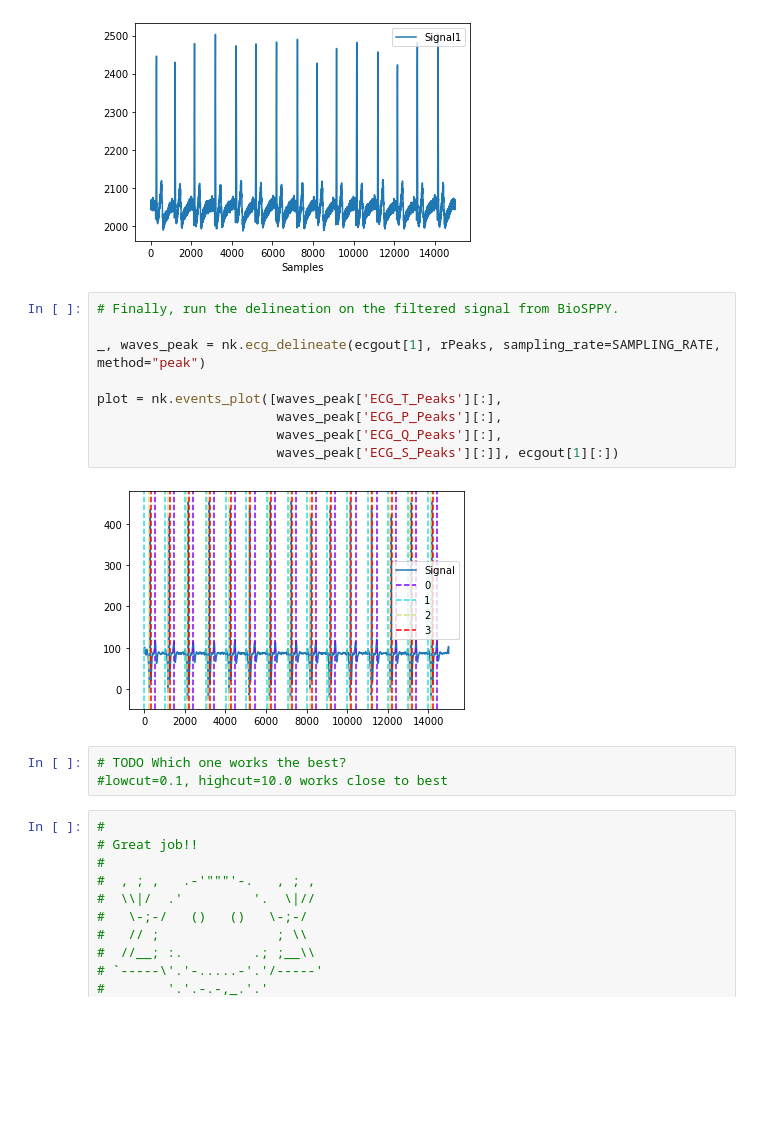
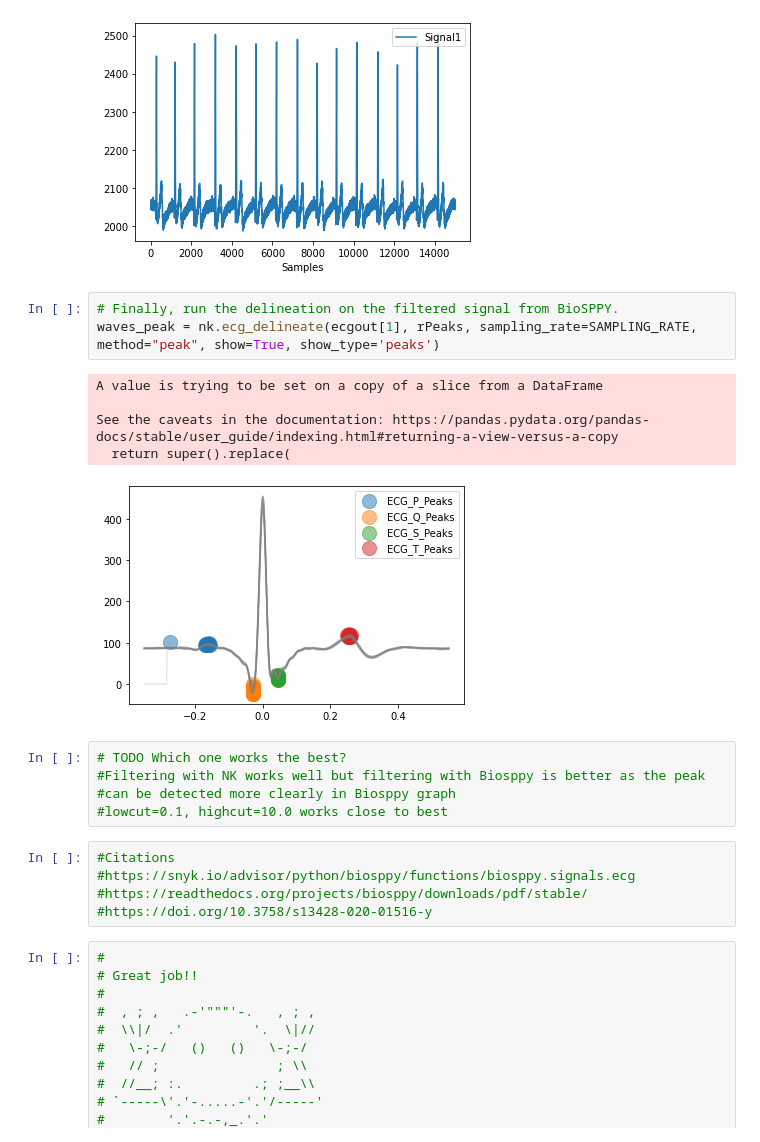
Before and after one commit to bostongfx/cs666student_2023, a Jupyter notebook: Copy_of_CS666_Assignment_1.ipynb, the cells around one changed output. Drawn from its saved outputs; the diff is of its cells as text; blank space fills up the shorter version.

```diff
--- a/Copy_of_CS666_Assignment_1.ipynb
+++ b/Copy_of_CS666_Assignment_1.ipynb
@@ -296,18 +308,23 @@ plot = nk.signal_plot([signal])
 [figure]
 # %%
 # Finally, run the delineation on the filtered signal from BioSPPY.
-
-_, waves_peak = nk.ecg_delineate(ecgout[1], rPeaks, sampling_rate=SAMPLING_RATE, method="peak")
-
-plot = nk.events_plot([waves_peak['ECG_T_Peaks'][:],
-                       waves_peak['ECG_P_Peaks'][:],
-                       waves_peak['ECG_Q_Peaks'][:],
-                       waves_peak['ECG_S_Peaks'][:]], ecgout[1][:])
+waves_peak = nk.ecg_delineate(ecgout[1], rPeaks, sampling_rate=SAMPLING_RATE, method="peak", show=True, show_type='peaks')
 # %% [output]
+A value is trying to be set on a copy of a slice from a DataFrame
+
+See the caveats in the documentation: https://pandas.pydata.org/pandas-docs/stable/user_guide/indexing.html#returning-a-view-versus-a-copy
+  return super().replace(
-[figure, old version]
+[figure, new version]
 # %%
 # TODO Which one works the best?
+#Filtering with NK works well but filtering with Biosppy is better as the peak
+#can be detected more clearly in Biosppy graph
 #lowcut=0.1, highcut=10.0 works close to best
+# %%
+#Citations
+#https://snyk.io/advisor/python/biosppy/functions/biosppy.signals.ecg
+#https://readthedocs.org/projects/biosppy/downloads/pdf/stable/
+#https://doi.org/10.3758/s13428-020-01516-y
 # %%
 #
 # Great job!!
```
Also changed, not shown: parts of 5 cells of this notebook.
